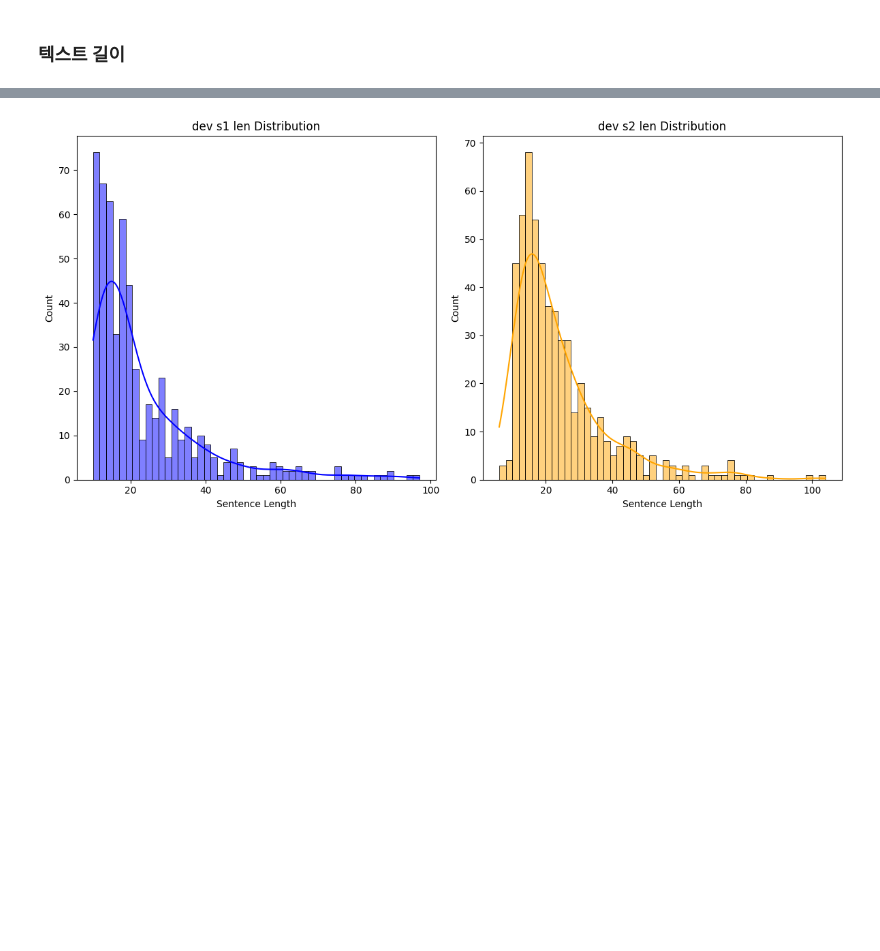
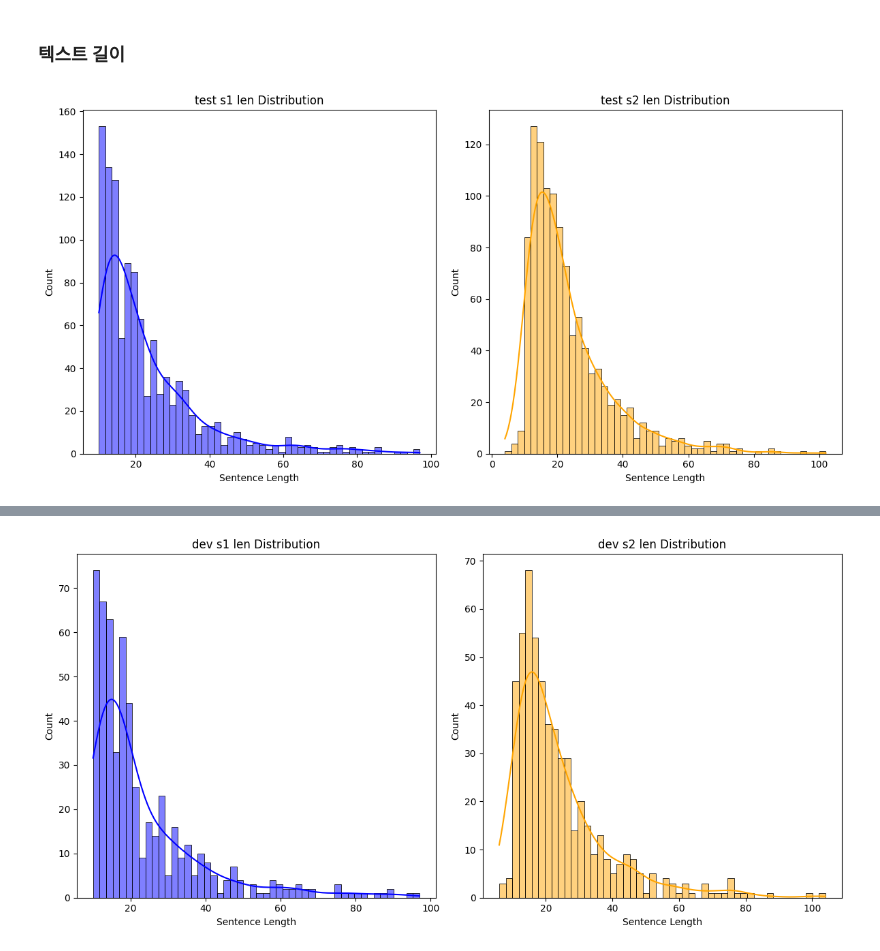
Before and after one commit to boostcampaitech7/level1-semantictextsimilarity-nlp-04, a Jupyter notebook: preprocess/eda.ipynb, the cells around one changed output, grey strips where cells are left out. Saved outputs shown, nothing was run; the diff lists cells and outputs as text; code cells hidden in the pictures; blank space fills up the shorter version.

```diff
--- a/preprocess/eda.ipynb
+++ b/preprocess/eda.ipynb
@@ -234,3 +259,28 @@ train["len_diff"] = (train["s1_len"] - train["s2_len"]).map(abs) # 문장 1,2
 dev["s1_len"] = dev["sentence_1"].str.len()  # 문장1 길이
 dev["s2_len"] = dev["sentence_2"].str.len()  # 문장2 길이
 dev["len_diff"] = (dev["s1_len"] - dev["s2_len"]).map(abs)  # 문장 1,2 길이 차이
+
+test["s1_len"] = test["sentence_1"].str.len()  # 문장1 길이
+test["s2_len"] = test["sentence_2"].str.len()  # 문장2 길이
+test["len_diff"] = (test["s1_len"] - test["s2_len"]).map(abs)  # 문장 1,2 길이 차이
+# %%
+# 서브플롯 생성
+fig, axes = plt.subplots(1, 2, figsize=(12, 6))
+
+# 첫 번째 서브플롯: s1_len
+sns.histplot(test["s1_len"], kde=True, bins=50, color="blue", ax=axes[0])
+axes[0].set_title("test s1 len Distribution")
+axes[0].set_xlabel("Sentence Length")
+axes[0].set_ylabel("Count")
+
+# 두 번째 서브플롯: s2_len
+sns.histplot(test["s2_len"], kde=True, bins=50, color="orange", ax=axes[1])
+axes[1].set_title("test s2 len Distribution")
+axes[1].set_xlabel("Sentence Length")
+axes[1].set_ylabel("Count")
+
+# 레이아웃 조정
+plt.tight_layout()
+plt.show()
+# %% [output]
+[figure, added]
```
Also changed, not shown: parts of 5 cells of this notebook, 4 other files.
